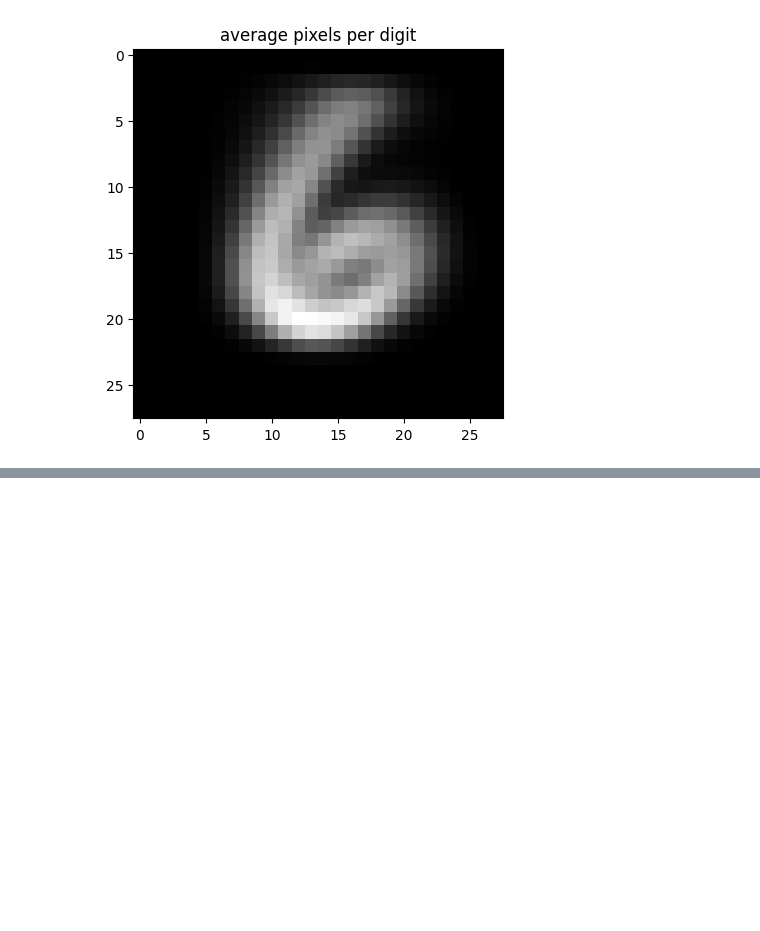
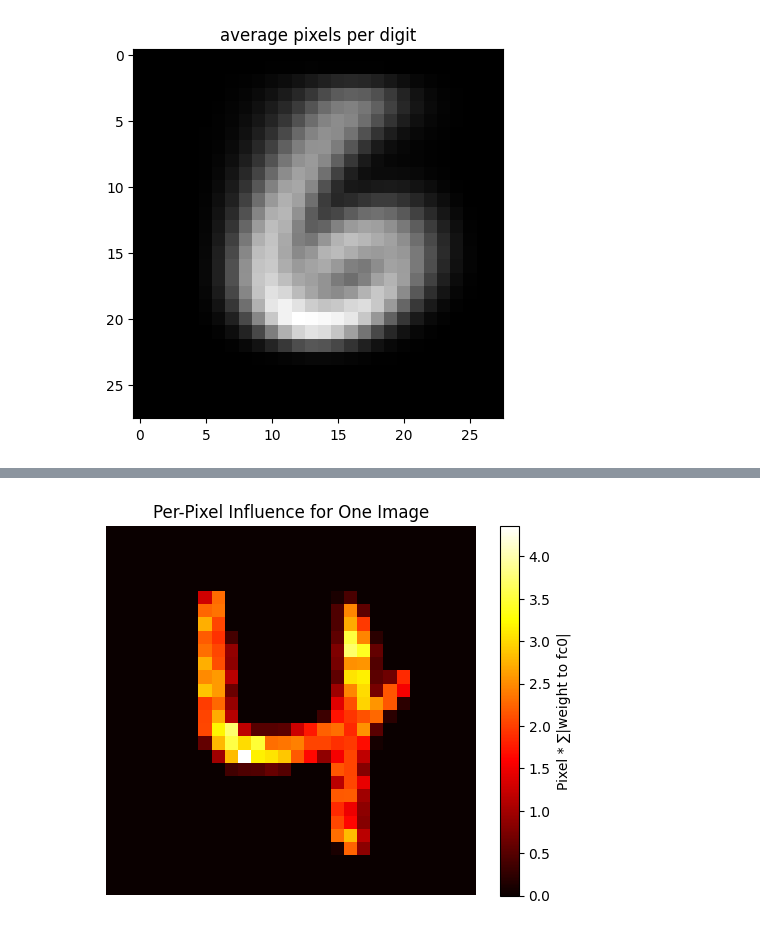
Before and after one commit to kns357/ANN_MA_Kaito, a Jupyter notebook: ffn_binary.ipynb, the cells around one changed output, grey strips where cells are left out. Cells and saved outputs as stored; diff of their text form; code cells hidden in the pictures; blank space fills up the shorter version.

```diff
--- a/ffn_binary.ipynb
+++ b/ffn_binary.ipynb
@@ -367,2 +369,22 @@ for ind in range(len(inputs)):
 # %%
 #output above shows that model is very confident, important to note. Value are either close to 0 or 1, sigmoid range from 0 to 1!
+# %%
+import matplotlib.pyplot as plt
+import random as ra
+
+inputs, labels = next(iter(test_loader))
+ind = ra.randrange(0, len(inputs))
+img = inputs[ind].squeeze() #[28, 28]
+
+weights = net.fc0.weight.detach().cpu() #[32, 784]
+importance = weights.abs().sum(dim=0).view(28, 28) #[28, 28]
+
+influence = img * importance #[28, 28]
+
+plt.imshow(influence, cmap='hot', vmin=0, vmax=influence.max())
+plt.colorbar(label='Pixel * ∑|weight to fc0|')
+plt.title('Per-Pixel Influence for One Image')
+plt.axis('off')
+plt.show()
+# %% [output]
+[figure, added]
```
Also changed, not shown: parts of 7 cells of this notebook, 1 other file.
